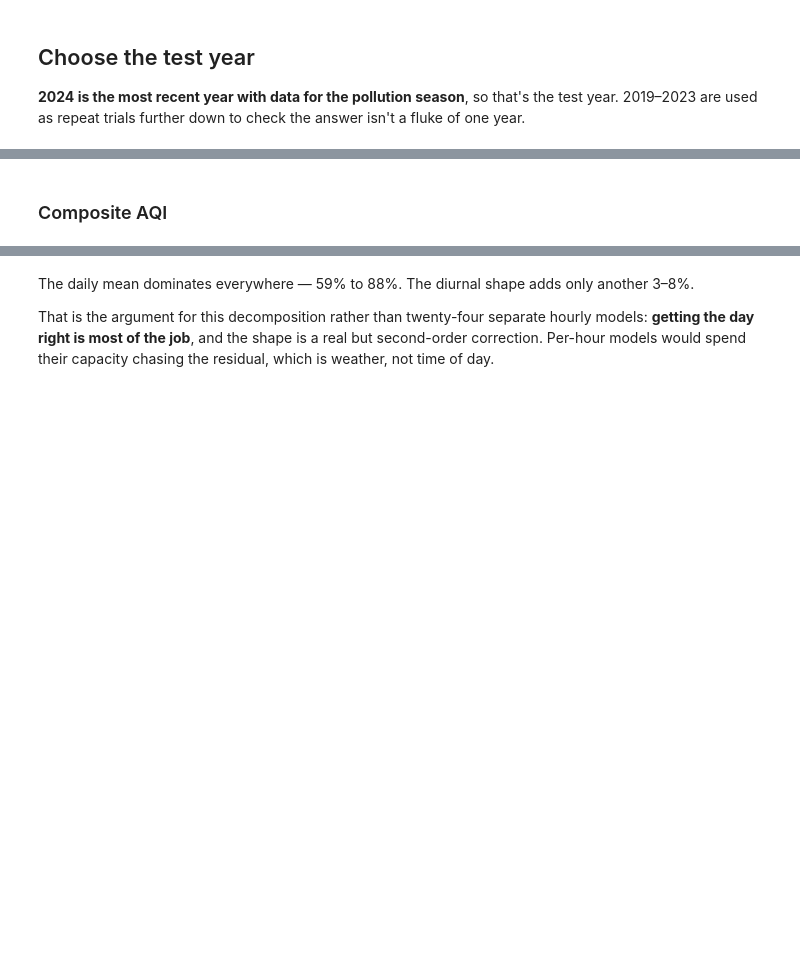
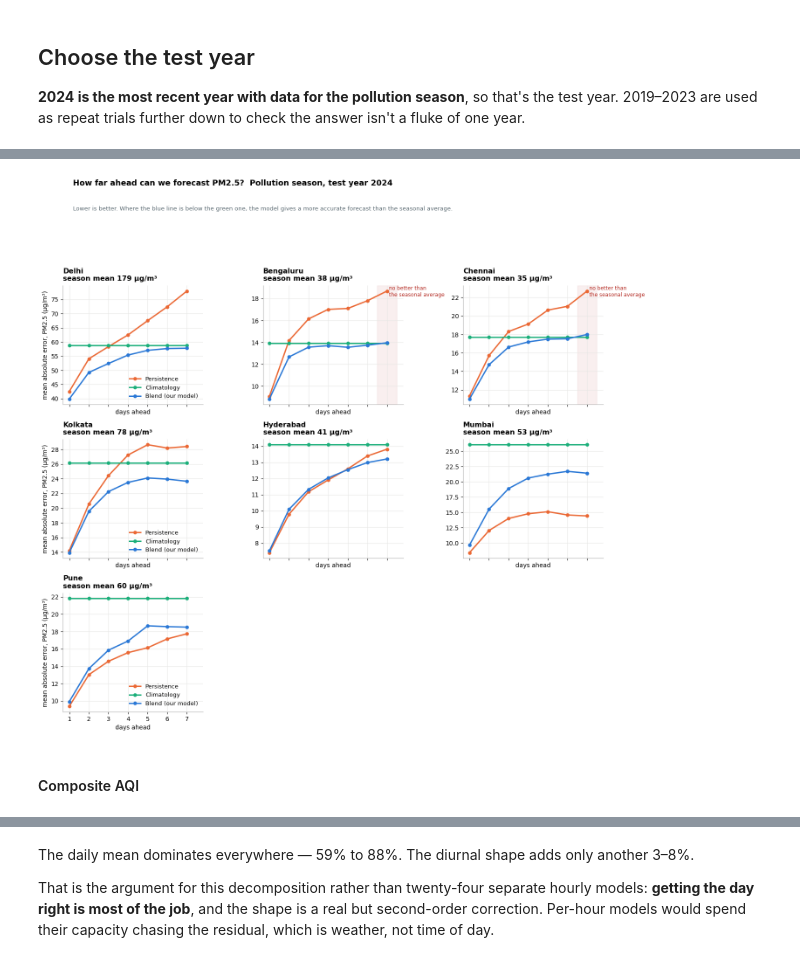
Before and after one commit to amrita112/aqi-dashboard, a Jupyter notebook: contrib/forecasting/forecast_feasibility.ipynb, the cells around one changed output, grey strips where cells are left out. Drawn from its saved outputs; the diff is of its cells as text; code cells hidden in the pictures; blank space fills up the shorter version.

Commit message:
Forecasting feasibility: baseline models and notebook updates
Co-Authored-By: amrita112 <amsi.1994@googlemail.com>
Co-Authored-By: Claude Opus 5.5 <noreply@anthropic.com>

```diff
--- a/contrib/forecasting/forecast_feasibility.ipynb
+++ b/contrib/forecasting/forecast_feasibility.ipynb
@@ -200,37 +263,38 @@ for ax, city in zip(axes, CITIES):
         ax.plot(dd.horizon, dd.mae, marker='o', markersize=5, linewidth=2.2,
                 color=M_COLOR[m], label=M_LABEL[m], zorder=3)
 
     # The crossover: first horizon where the blend no longer beats climatology.
     b = d[d.model == 'blend'].set_index('horizon').mae
     cl = d[d.model == 'climatology'].set_index('horizon').mae
     lost = [h for h in sorted(b.index) if b[h] >= cl[h]]
     if lost:
         h0 = lost[0]
         ax.axvspan(h0 - 0.5, max(HORIZONS) + 0.5, color='#b3261e', alpha=0.07, zorder=0)
         ax.text(h0 + 0.1, ax.get_ylim()[1], 'no better than\nthe seasonal average',
                 fontsize=8.5, color='#b3261e', va='top', ha='left')
 
     mean_level = series_pm25[city][series_pm25[city].index.year == TEST_YEAR]
     mean_level = mean_level[mean_level.index.month.isin(SEASON_MONTHS)].mean()
     ax.set_title(f'{city}\nseason mean {mean_level:.0f} µg/m³', loc='left',
                  fontsize=11.5, fontweight='bold', pad=8)
     ax.set_xlabel('days ahead')
     ax.grid(color=GRID, linewidth=0.8); ax.set_axisbelow(True)
     ax.set_xticks(HORIZONS)
     for sp in ('top', 'right'): ax.spines[sp].set_visible(False)
     ax.spines['left'].set_color('0.7'); ax.spines['bottom'].set_color('0.7')
 
 for i in range(0, len(axes), 3):
     axes[i].set_ylabel('mean absolute error, PM2.5 (µg/m³)')
     axes[i].legend(frameon=False, fontsize=9.5, loc='lower right')
 fig.suptitle('How far ahead can we forecast PM2.5?  Pollution season, test year 2024',
              fontsize=13, fontweight='bold', x=0.06, ha='left', y=0.99)
-fig.text(0.06, 0.935, 'Lower is better. Where the blue line meets the green one, our model '
-         'has collapsed into the seasonal average and stops being a forecast.',
+fig.text(0.06, 0.935, 'Lower is better. Where the blue line is below the green one, the model gives a more accurate forecast than the seasonal average.',
          fontsize=9.5, color=MUTED, ha='left')
 fig.tight_layout(rect=[0, 0, 1, 0.87]); plt.show()
+# %% [output]
+[figure, added]
 # %% [markdown]
-### Composite AQI
+#### Composite AQI
 # %%
 season_aqi = results_aqi[results_aqi.subset == 'season']
 tbl = (season_aqi.pivot_table(index=['city', 'horizon'], columns='model', values='mae')
```
Also changed, not shown: parts of 78 cells of this notebook, 1 other file.
